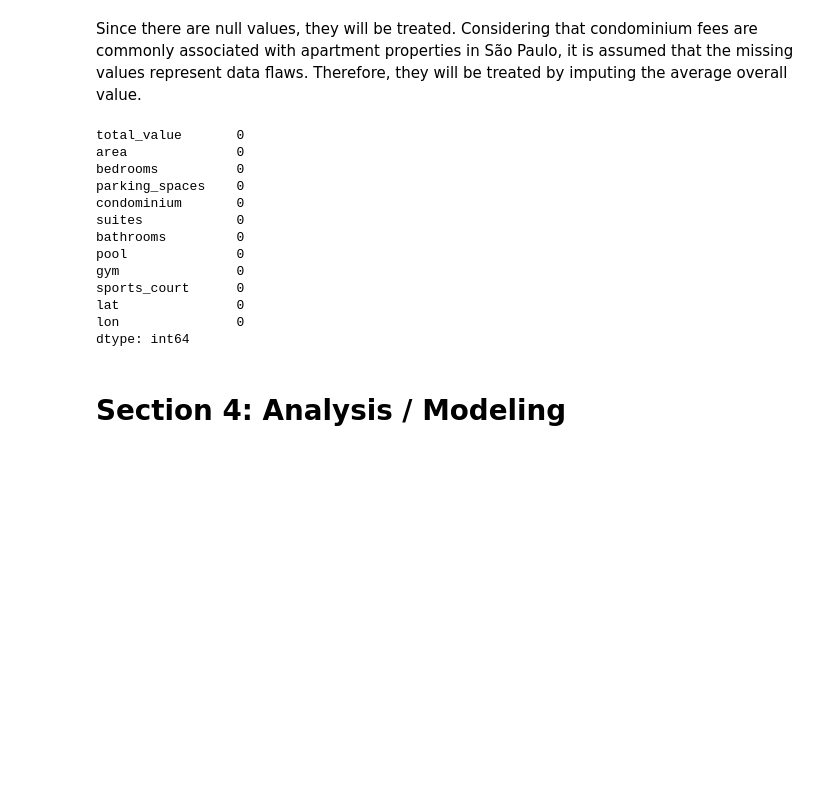
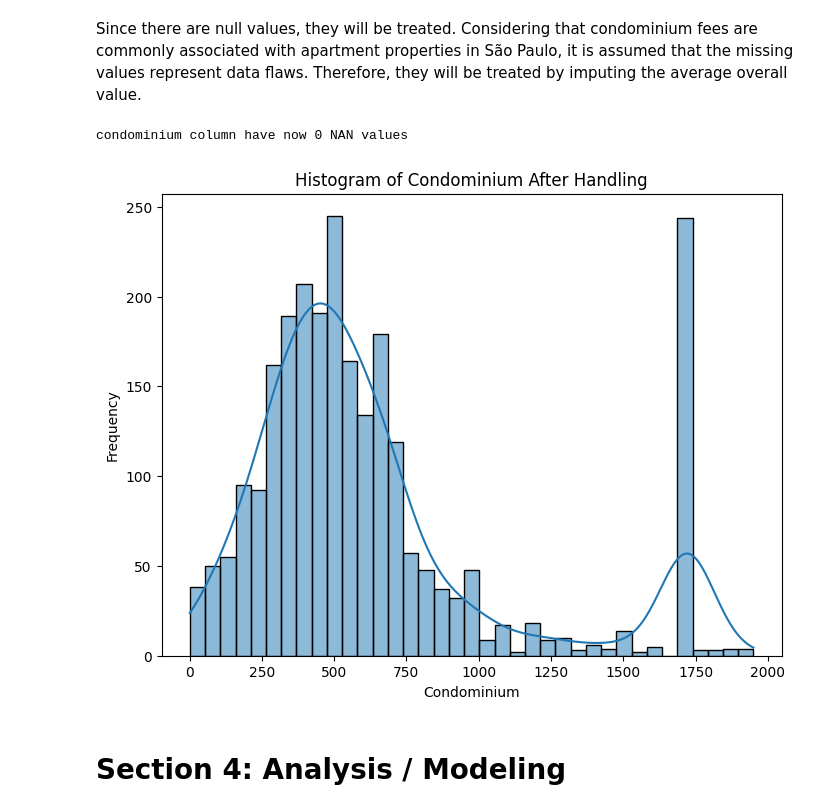
Before and after one commit to joaoalbertofs/pricing_sp_apartments, a Jupyter notebook: Analysis.ipynb, the cells around one changed output. Saved outputs shown, nothing was run; the diff lists cells and outputs as text; code cells hidden in the pictures; blank space fills up the shorter version.

```diff
--- a/Analysis.ipynb
+++ b/Analysis.ipynb
@@ -221,25 +249,33 @@ dtype: int64
 
 Since there are null values, they will be treated. Considering that condominium fees are commonly associated with apartment properties in São Paulo, it is assumed that the missing values represent data flaws. Therefore, they will be treated by imputing the average overall value.
 # %%
-# Calculate the mean of the column that has NA values
+# Calculate the mean of the column
 condominio_mean = treated_df['condominium'].mean(skipna=True)
+
+condominio_std = treated_df['condominium'].std(skipna=True)
 
 # Fill the NA values in the condominio column with the mean value
 treated_df['condominium'].fillna(condominio_mean, inplace=True)
 
+# Define the threshold for outliers (3 standard deviations away from the mean)
+threshold = 3 * condominio_std
+
+# Check if any value in the 'condominium' column is an outlier
+outliers = treated_df['condominium'][np.abs(treated_df['condominium'] - condominio_mean) > threshold]
+
+# If there are outliers, replace them with the mean
+if not outliers.empty:
+    treated_df.loc[outliers.index, 'condominium'] = condominio_mean
+
 # Verifying if the new dataframe have any NA values
-treated_df.isnull().sum()
+print('condominium column have now ' + str(treated_df['condominium'].isnull().sum()) + ' NAN values')
+
+plt.figure(figsize=(8, 6))
+sns.histplot(data=treated_df, x='condominium', kde=True)
+plt.title('Histogram of Condominium After Handling')
+plt.xlabel('Condominium')
+plt.ylabel('Frequency')
+plt.show()
 # %% [output]
-total_value       0
-area              0
-bedrooms          0
-parking_spaces    0
-condominium       0
-suites            0
-bathrooms         0
-pool              0
-gym               0
-sports_court      0
-lat               0
-lon               0
-dtype: int64
+condominium column have now 0 NAN values
+[figure, added]
```
Also changed, not shown: parts of 12 cells of this notebook, 1 other file.
